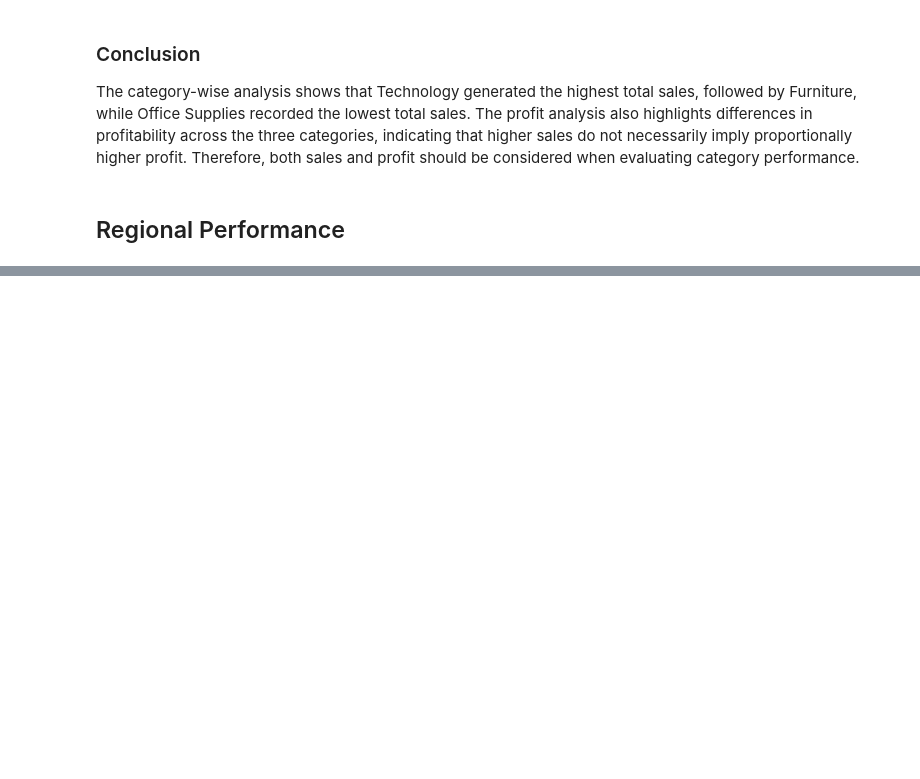
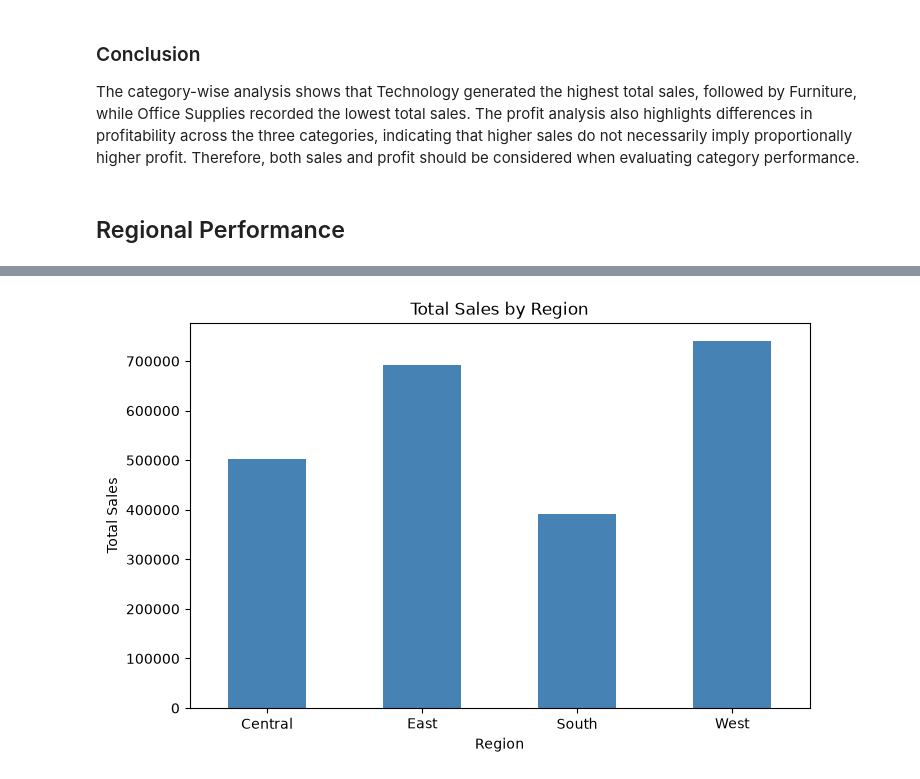
Before and after one commit to mdraihanmostafa746-coder/Superstore-Sales-Analysis, a Jupyter notebook: notebooks/superstore_sales_analysis.ipynb, the cells around one changed output, grey strips where cells are left out. Saved outputs shown, nothing was run; the diff lists cells and outputs as text; code cells hidden in the pictures; blank space fills up the shorter version.

Commit message:
Total Sales by Region

```diff
--- a/notebooks/superstore_sales_analysis.ipynb
+++ b/notebooks/superstore_sales_analysis.ipynb
@@ -530,3 +530,7 @@ plt.show()
 The category-wise analysis shows that Technology generated the highest total sales, followed by Furniture, while Office Supplies recorded the lowest total sales. The profit analysis also highlights differences in profitability across the three categories, indicating that higher sales do not necessarily imply proportionally higher profit. Therefore, both sales and profit should be considered when evaluating category performance.
 # %% [markdown]
 ## Regional Performance
+# %%
+region_performance = df.groupby('Region')[['Sales', 'Profit']].sum()
+
+region_performance
@@ -532,0 +544,16 @@ The category-wise analysis shows that Technology generated the highest total sal
+# %%
+plt.figure(figsize=(8, 5))
+
+region_performance['Sales'].plot(
+    kind='bar',
+    color='steelblue'
+)
+
+plt.title('Total Sales by Region')
+plt.xlabel('Region')
+plt.ylabel('Total Sales')
+plt.xticks(rotation=0)
+
+plt.show()
+# %% [output]
+[figure, added]
```
Also changed, not shown: parts of 1 cell of this notebook, 1 other file.
